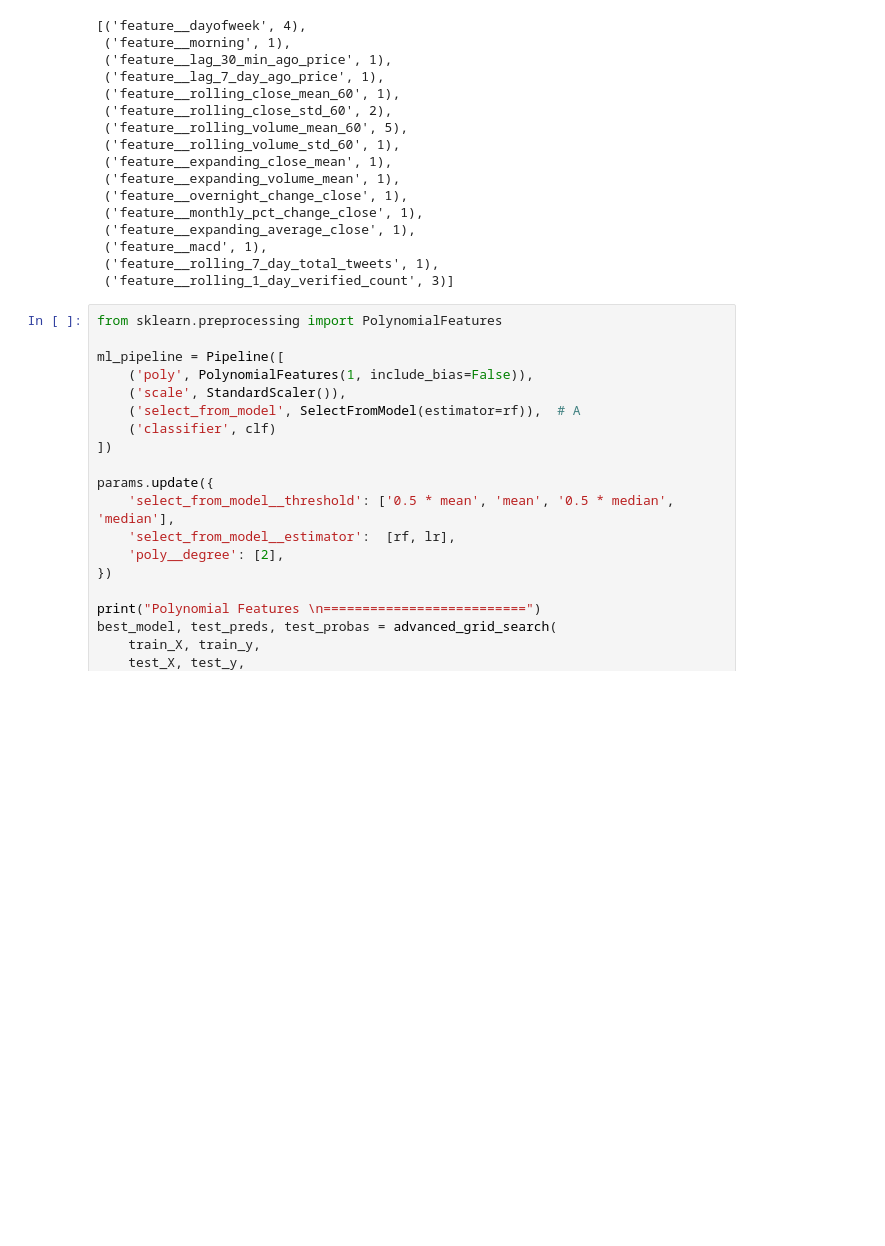
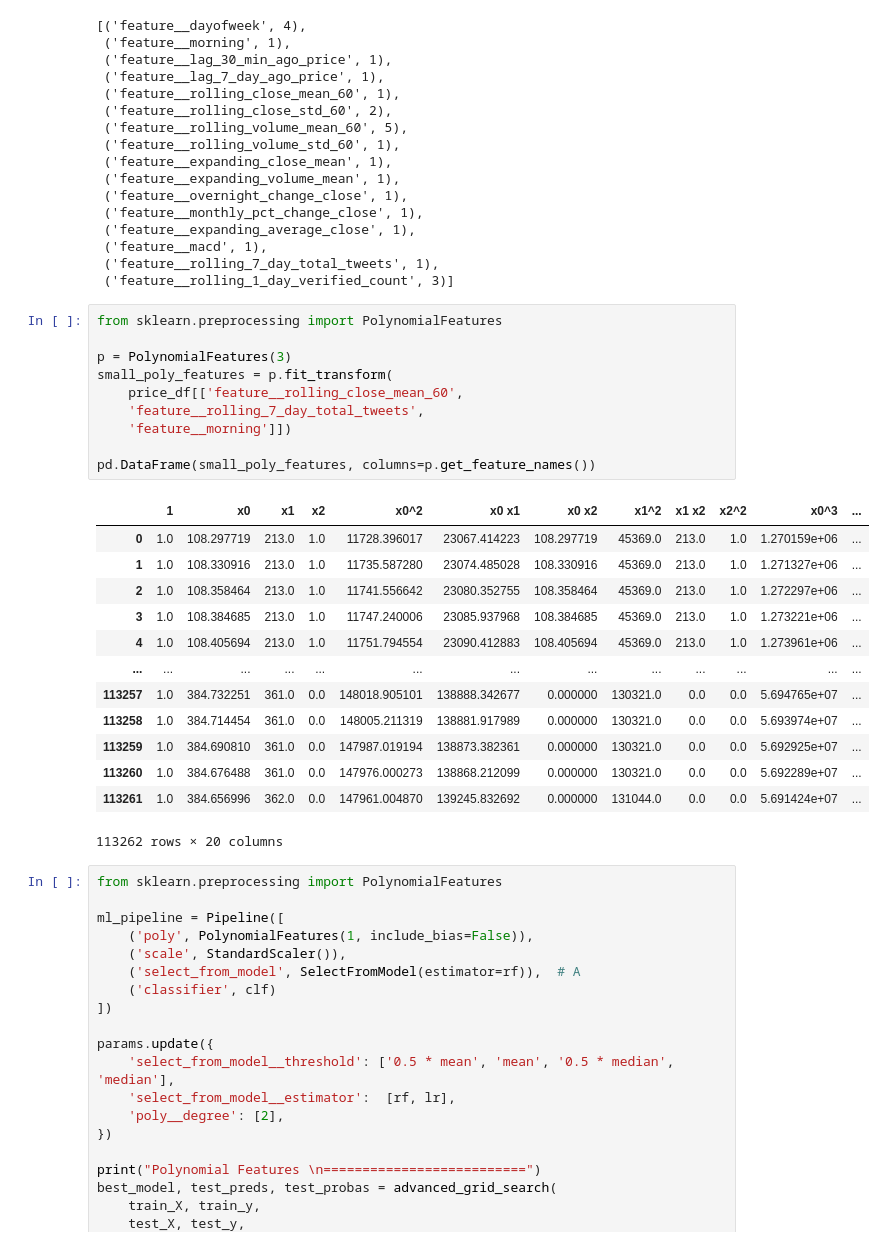
Before and after one commit to sinanuozdemir/feature_engineering_bookcamp, a Jupyter notebook: notebooks/Chapter_07.ipynb, the cells around one changed output. Cells and saved outputs as stored; diff of their text form; blank space fills up the shorter version.

```diff
--- a/notebooks/Chapter_07.ipynb
+++ b/notebooks/Chapter_07.ipynb
@@ -614,6 +597,30 @@ list(zip(train_df.filter(regex='feature__').columns, best_model.named_steps['rfe
  ('feature__macd', 1),
  ('feature__rolling_7_day_total_tweets', 1),
  ('feature__rolling_1_day_verified_count', 3)]
+# %%
+from sklearn.preprocessing import PolynomialFeatures
+
+p = PolynomialFeatures(3)
+small_poly_features = p.fit_transform(
+    price_df[['feature__rolling_close_mean_60',
+    'feature__rolling_7_day_total_tweets',
+    'feature__morning']])
+
+pd.DataFrame(small_poly_features, columns=p.get_feature_names())
+# %% [output]
+|  | 1 | x0 | x1 | x2 | x0^2 | x0 x1 | x0 x2 | x1^2 | x1 x2 | x2^2 | x0^3 | ... |
+| 0 | 1.0 | 108.297719 | 213.0 | 1.0 | 11728.396017 | 23067.414223 | 108.297719 | 45369.0 | 213.0 | 1.0 | 1.270159e+06 | ... |
+| 1 | 1.0 | 108.330916 | 213.0 | 1.0 | 11735.587280 | 23074.485028 | 108.330916 | 45369.0 | 213.0 | 1.0 | 1.271327e+06 | ... |
+| 2 | 1.0 | 108.358464 | 213.0 | 1.0 | 11741.556642 | 23080.352755 | 108.358464 | 45369.0 | 213.0 | 1.0 | 1.272297e+06 | ... |
+| 3 | 1.0 | 108.384685 | 213.0 | 1.0 | 11747.240006 | 23085.937968 | 108.384685 | 45369.0 | 213.0 | 1.0 | 1.273221e+06 | ... |
+| 4 | 1.0 | 108.405694 | 213.0 | 1.0 | 11751.794554 | 23090.412883 | 108.405694 | 45369.0 | 213.0 | 1.0 | 1.273961e+06 | ... |
+| ... | ... | ... | ... | ... | ... | ... | ... | ... | ... | ... | ... | ... |
+| 113257 | 1.0 | 384.732251 | 361.0 | 0.0 | 148018.905101 | 138888.342677 | 0.000000 | 130321.0 | 0.0 | 0.0 | 5.694765e+07 | ... |
+| 113258 | 1.0 | 384.714454 | 361.0 | 0.0 | 148005.211319 | 138881.917989 | 0.000000 | 130321.0 | 0.0 | 0.0 | 5.693974e+07 | ... |
+| 113259 | 1.0 | 384.690810 | 361.0 | 0.0 | 147987.019194 | 138873.382361 | 0.000000 | 130321.0 | 0.0 | 0.0 | 5.692925e+07 | ... |
+| 113260 | 1.0 | 384.676488 | 361.0 | 0.0 | 147976.000273 | 138868.212099 | 0.000000 | 130321.0 | 0.0 | 0.0 | 5.692289e+07 | ... |
+| 113261 | 1.0 | 384.656996 | 362.0 | 0.0 | 147961.004870 | 139245.832692 | 0.000000 | 131044.0 | 0.0 | 0.0 | 5.691424e+07 | ... |
+113262 rows × 20 columns
 # %%
 from sklearn.preprocessing import PolynomialFeatures
 
```
Also changed, not shown: parts of 2 cells of this notebook, 6 other files.
